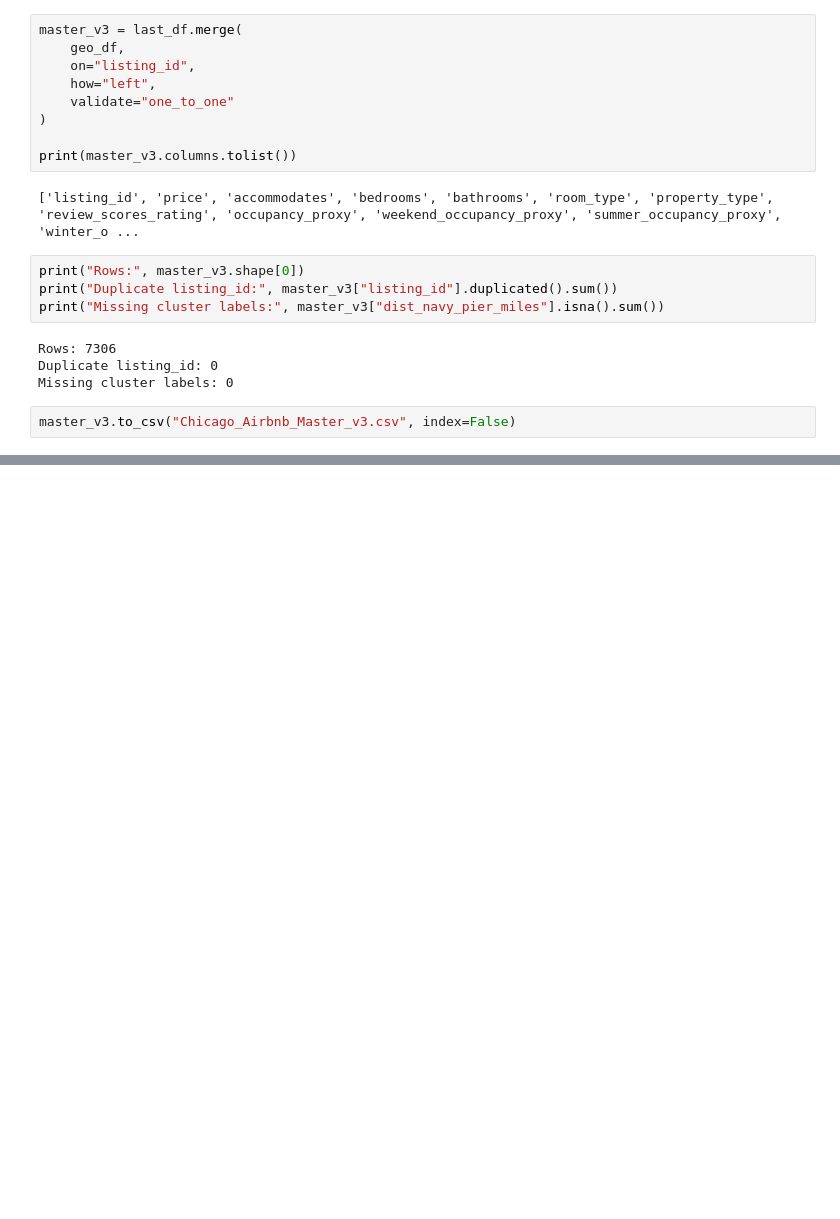
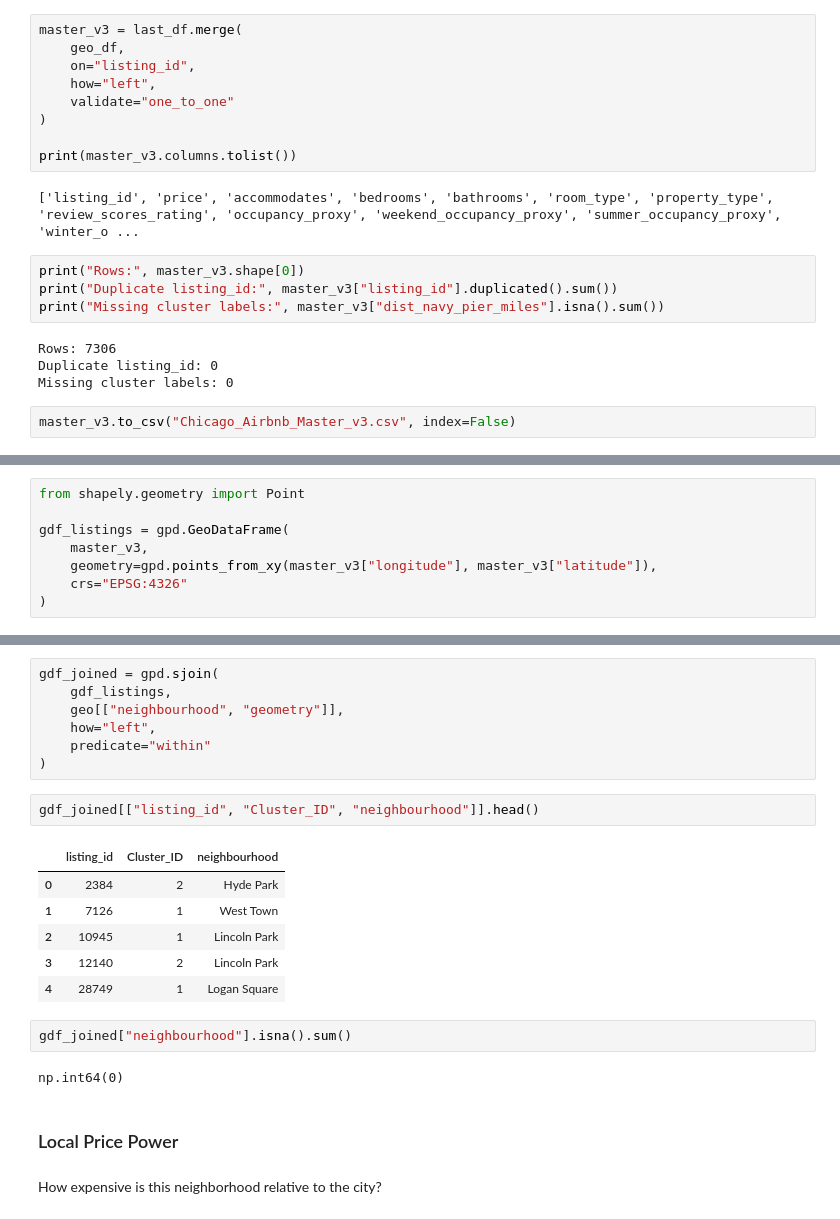
Before and after one commit to RyanChenJung/Airbnb-Renting-Optimizer, a Jupyter notebook: notebooks/shenna/Shenna_ML4_week3.ipynb, the cells around one changed output, grey strips where cells are left out. Drawn from its saved outputs; the diff is of its cells as text; blank space fills up the shorter version.

Commit message:
Finalize geo workflow and master v4

```diff
--- a/notebooks/shenna/Shenna_ML4_week3.ipynb
+++ b/notebooks/shenna/Shenna_ML4_week3.ipynb
@@ -80,0 +128,8 @@ master_v3.to_csv("Chicago_Airbnb_Master_v3.csv", index=False)
+# %%
+from shapely.geometry import Point
+
+gdf_listings = gpd.GeoDataFrame(
+    master_v3,
+    geometry=gpd.points_from_xy(master_v3["longitude"], master_v3["latitude"]),
+    crs="EPSG:4326"
+)
@@ -80,0 +150,24 @@ master_v3.to_csv("Chicago_Airbnb_Master_v3.csv", index=False)
+# %%
+gdf_joined = gpd.sjoin(
+    gdf_listings,
+    geo[["neighbourhood", "geometry"]],
+    how="left",
+    predicate="within"
+)
+# %%
+gdf_joined[["listing_id", "Cluster_ID", "neighbourhood"]].head()
+# %% [output]
+|  | listing_id | Cluster_ID | neighbourhood |
+| 0 | 2384 | 2 | Hyde Park |
+| 1 | 7126 | 1 | West Town |
+| 2 | 10945 | 1 | Lincoln Park |
+| 3 | 12140 | 2 | Lincoln Park |
+| 4 | 28749 | 1 | Logan Square |
+# %%
+gdf_joined["neighbourhood"].isna().sum()
+# %% [output]
+np.int64(0)
+# %% [markdown]
+### Local Price Power
+# %% [markdown]
+How expensive is this neighborhood relative to the city?
```
Also changed, not shown: parts of 34 cells of this notebook, 4 other files.
